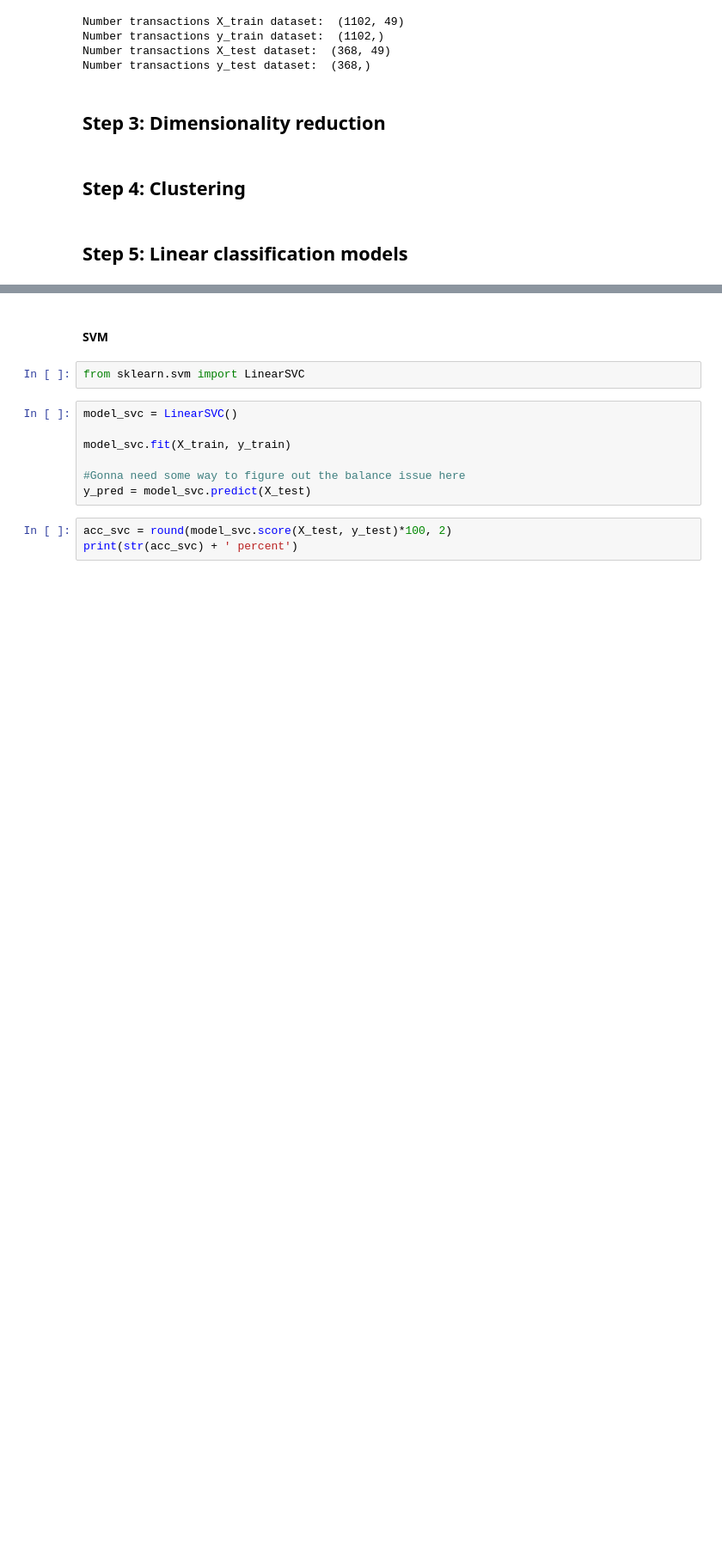
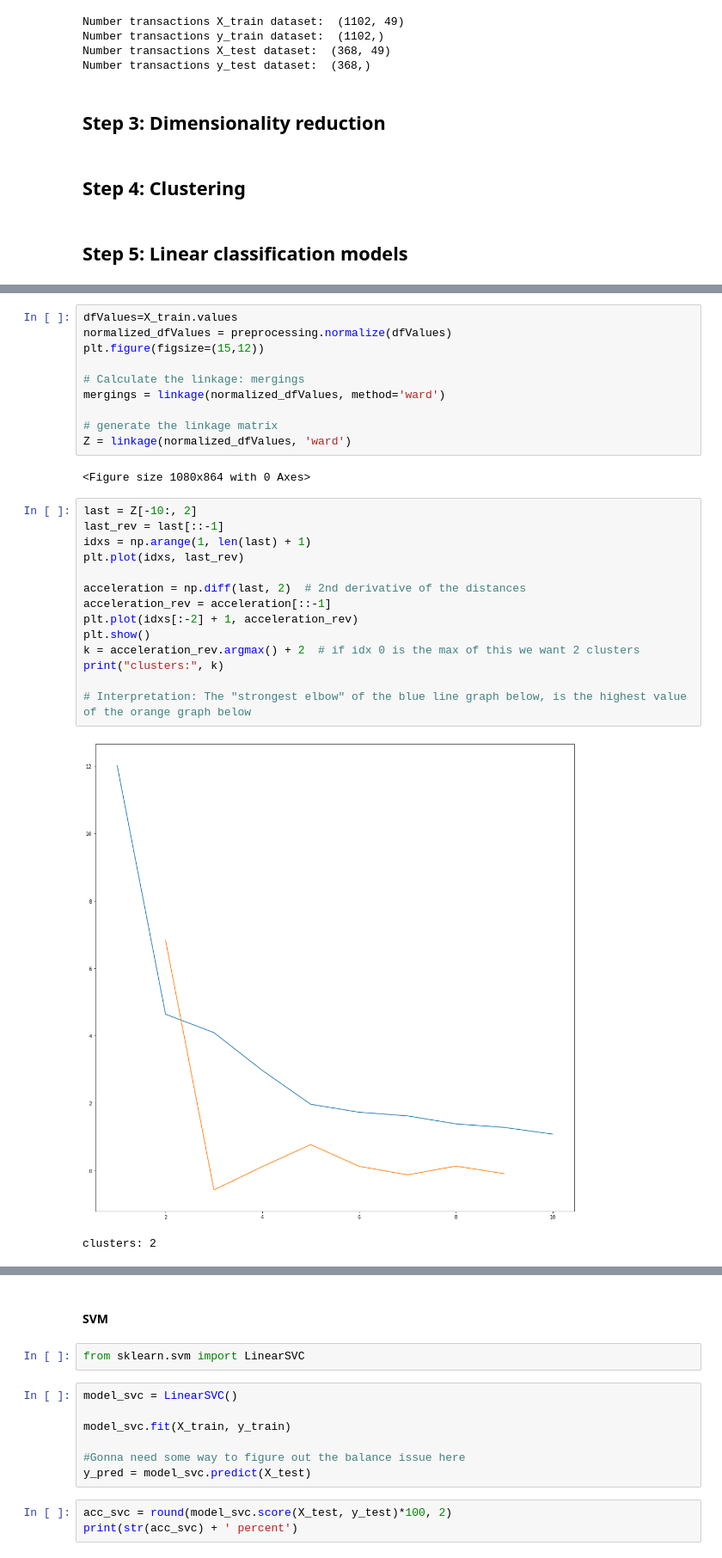
Before and after one commit to nicholaslesh/IBM-People-Analytics-Group-Project, a Jupyter notebook: people_analytics_master_script.ipynb, the cells around one changed output, grey strips where cells are left out. Shown at 86% size. Cells and saved outputs as stored; diff of their text form; blank space fills up the shorter version.

Commit message:
Added hierarchical clustering and t-SNE
Added hierarchical clustering and t-SNE

```diff
--- a/people_analytics_master_script.ipynb
+++ b/people_analytics_master_script.ipynb
@@ -216,0 +226,29 @@ Number transactions y_test dataset:  (368,)
+# %%
+dfValues=X_train.values
+normalized_dfValues = preprocessing.normalize(dfValues)
+plt.figure(figsize=(15,12))
+
+# Calculate the linkage: mergings
+mergings = linkage(normalized_dfValues, method='ward')
+
+# generate the linkage matrix
+Z = linkage(normalized_dfValues, 'ward')
+# %% [output]
+<Figure size 1080x864 with 0 Axes>
+# %%
+last = Z[-10:, 2]
+last_rev = last[::-1]
+idxs = np.arange(1, len(last) + 1)
+plt.plot(idxs, last_rev)
+
+acceleration = np.diff(last, 2)  # 2nd derivative of the distances
+acceleration_rev = acceleration[::-1]
+plt.plot(idxs[:-2] + 1, acceleration_rev)
+plt.show()
+k = acceleration_rev.argmax() + 2  # if idx 0 is the max of this we want 2 clusters
+print("clusters:", k)
+
+# Interpretation: The "strongest elbow" of the blue line graph below, is the highest value of the orange graph below
+# %% [output]
+[figure, added]
+clusters: 2
```
Also changed, not shown: parts of 13 cells of this notebook, 2 other files.
